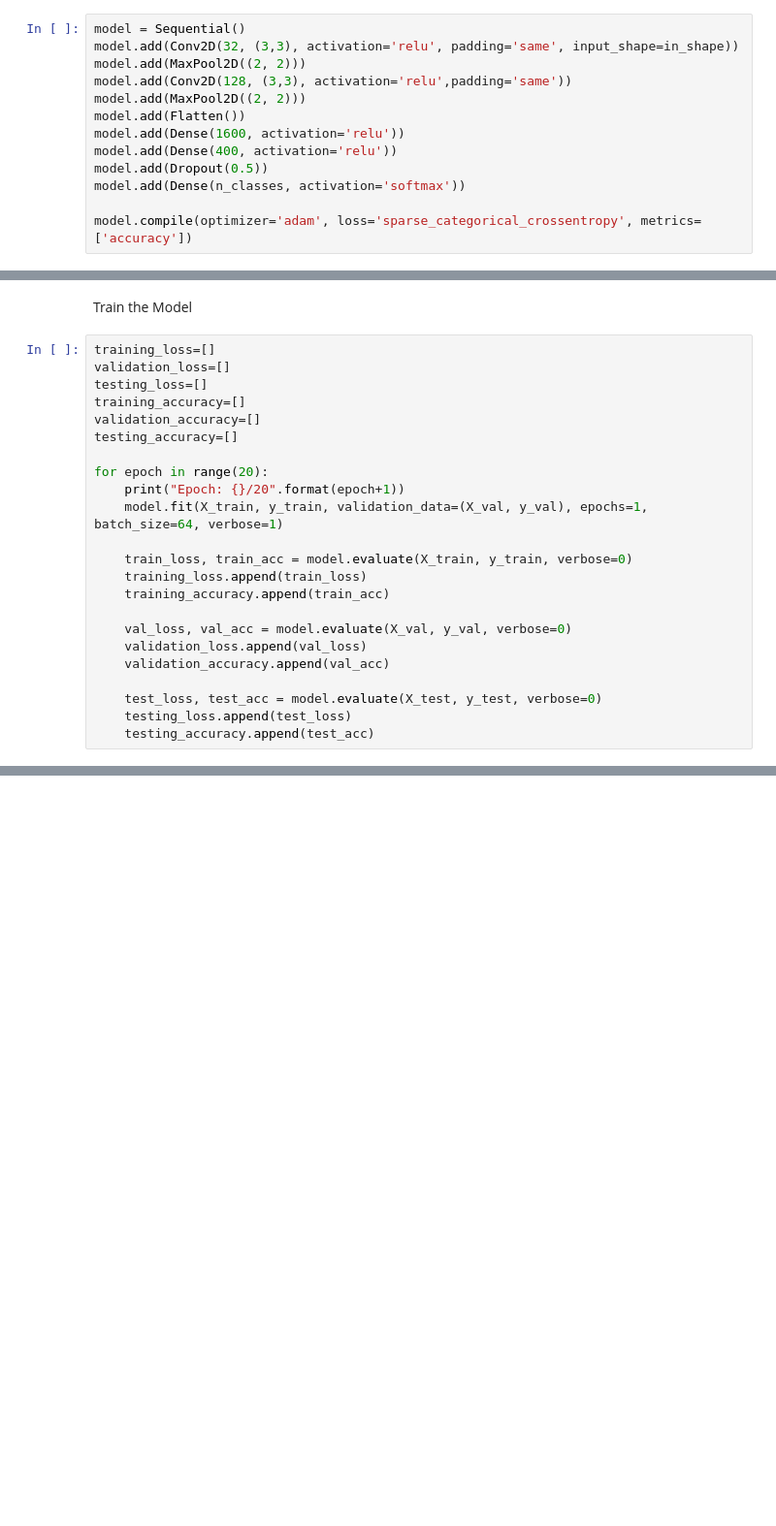
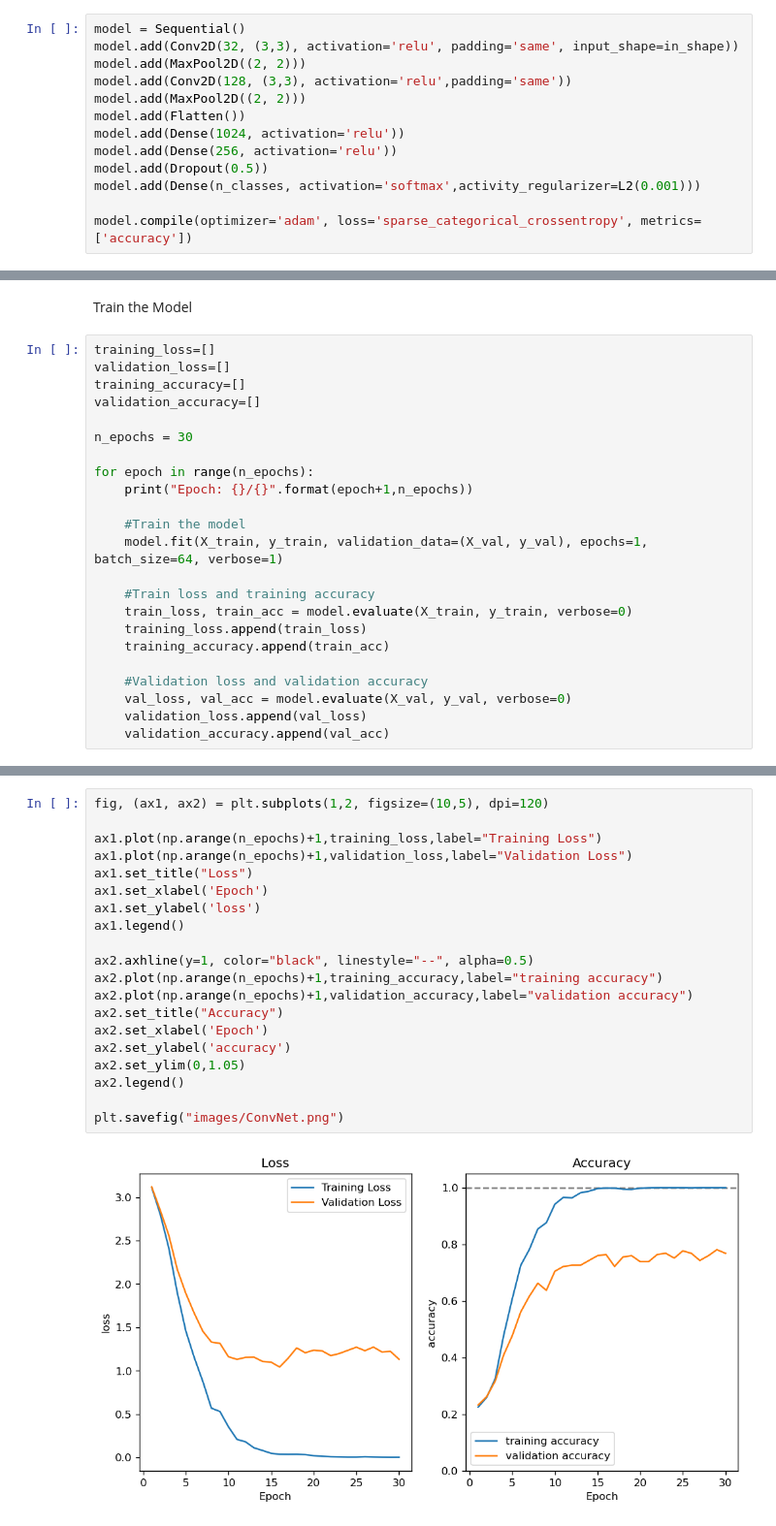
Before and after one commit to Chenfeng-Li/A-General-Review-of-Facial-Recognition, a Jupyter notebook: CNN_implimentation.ipynb, the cells around one changed output, grey strips where cells are left out. Shown at 97% size. Drawn from its saved outputs; the diff is of its cells as text; blank space fills up the shorter version.

```diff
--- a/CNN_implimentation.ipynb
+++ b/CNN_implimentation.ipynb
@@ -78,10 +83,10 @@ model.add(MaxPool2D((2, 2)))
 model.add(Conv2D(128, (3,3), activation='relu',padding='same'))
 model.add(MaxPool2D((2, 2)))
 model.add(Flatten())
-model.add(Dense(1600, activation='relu'))
-model.add(Dense(400, activation='relu'))
+model.add(Dense(1024, activation='relu'))
+model.add(Dense(256, activation='relu'))
 model.add(Dropout(0.5))
-model.add(Dense(n_classes, activation='softmax'))
+model.add(Dense(n_classes, activation='softmax',activity_regularizer=L2(0.001)))
 
 model.compile(optimizer='adam', loss='sparse_categorical_crossentropy', metrics=['accuracy'])
 # %%
@@ -109,24 +114,24 @@ Train the Model
 # %%
 training_loss=[]
 validation_loss=[]
-testing_loss=[]
 training_accuracy=[]
 validation_accuracy=[]
-testing_accuracy=[]
 
-for epoch in range(20):
-    print("Epoch: {}/20".format(epoch+1))
+n_epochs = 30
+
+for epoch in range(n_epochs):
+    print("Epoch: {}/{}".format(epoch+1,n_epochs))
+
+    #Train the model
     model.fit(X_train, y_train, validation_data=(X_val, y_val), epochs=1, batch_size=64, verbose=1)
 
+    #Train loss and training accuracy
     train_loss, train_acc = model.evaluate(X_train, y_train, verbose=0)
     training_loss.append(train_loss)
     training_accuracy.append(train_acc)
 
+    #Validation loss and validation accuracy
     val_loss, val_acc = model.evaluate(X_val, y_val, verbose=0)
     validation_loss.append(val_loss)
     validation_accuracy.append(val_acc)
-
-    test_loss, test_acc = model.evaluate(X_test, y_test, verbose=0)
-    testing_loss.append(test_loss)
-    testing_accuracy.append(test_acc)
 # %% [output]
@@ -187,0 +157,22 @@ plt.show()
+# %%
+fig, (ax1, ax2) = plt.subplots(1,2, figsize=(10,5), dpi=120)
+
+ax1.plot(np.arange(n_epochs)+1,training_loss,label="Training Loss")
+ax1.plot(np.arange(n_epochs)+1,validation_loss,label="Validation Loss")
+ax1.set_title("Loss")
+ax1.set_xlabel('Epoch')
+ax1.set_ylabel('loss')
+ax1.legend()
+
+ax2.axhline(y=1, color="black", linestyle="--", alpha=0.5)
+ax2.plot(np.arange(n_epochs)+1,training_accuracy,label="training accuracy")
+ax2.plot(np.arange(n_epochs)+1,validation_accuracy,label="validation accuracy")
+ax2.set_title("Accuracy")
+ax2.set_xlabel('Epoch')
+ax2.set_ylabel('accuracy')
+ax2.set_ylim(0,1.05)
+ax2.legend()
+
+plt.savefig("images/ConvNet.png")
+# %% [output]
+[figure, added]
```
Also changed, not shown: parts of 18 cells of this notebook, 3 other files.
